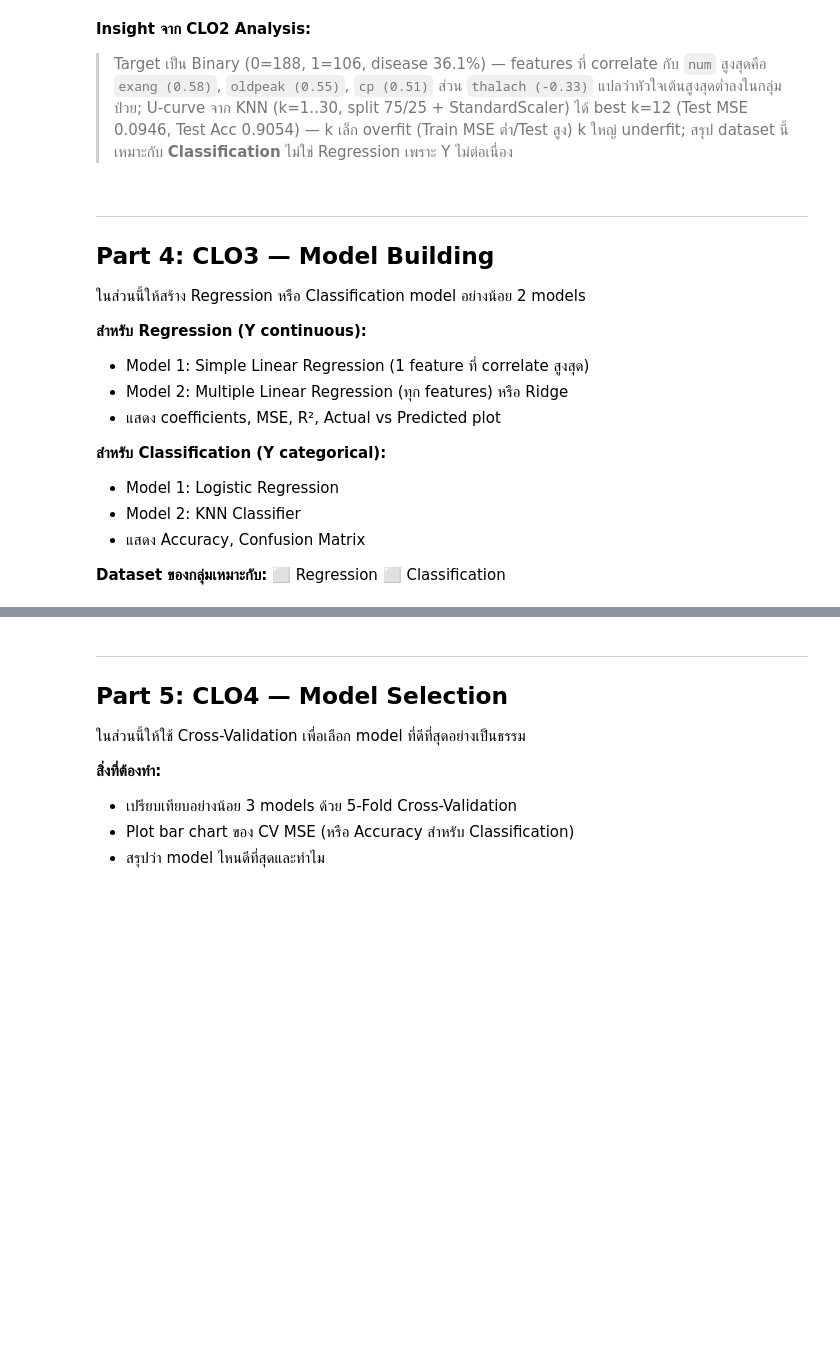
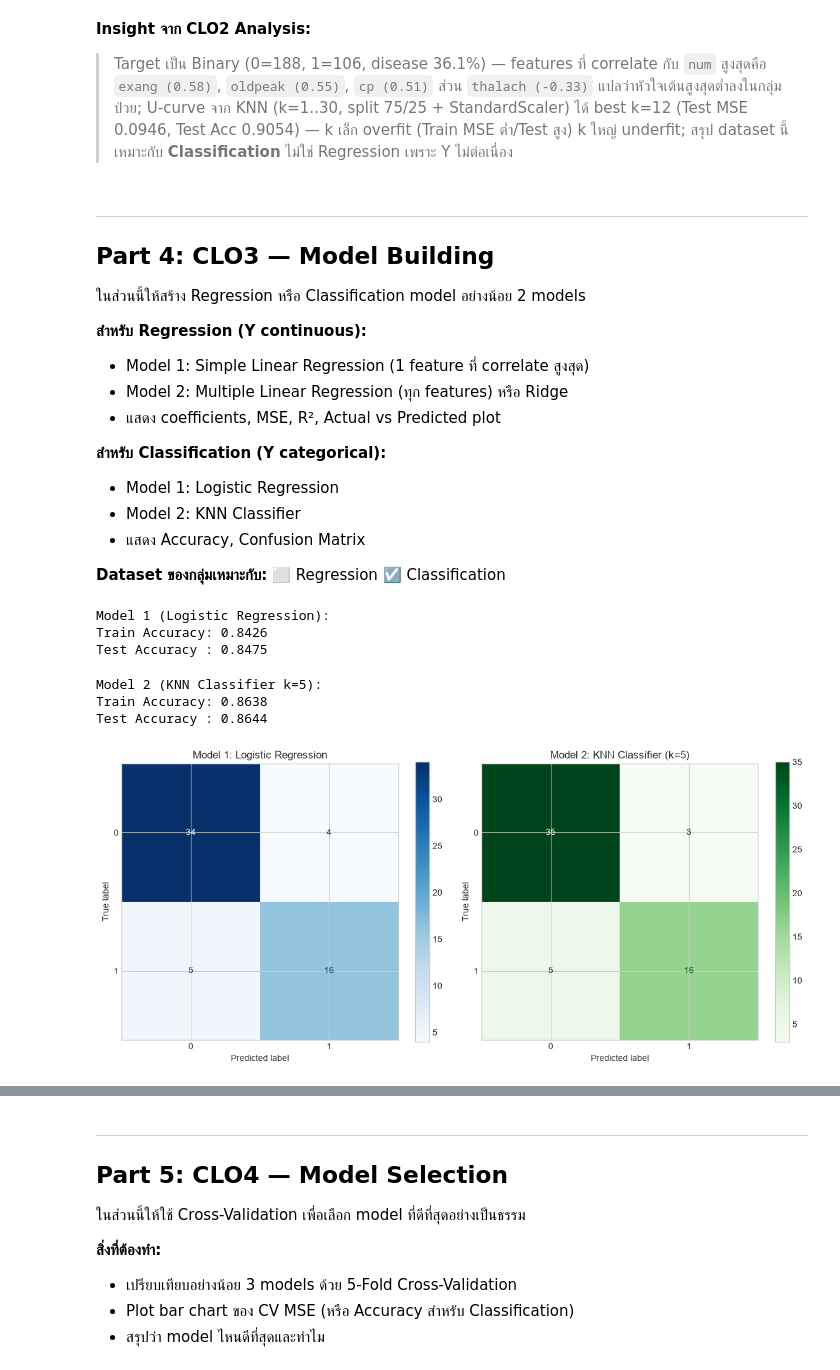
Before and after one commit to Thirat-bit/Math-Final-Project---Heart-Attack-Prediction, a Jupyter notebook: lab15_project_template.ipynb, the cells around one changed output, grey strips where cells are left out. Cells and saved outputs as stored; diff of their text form; code cells hidden in the pictures; blank space fills up the shorter version.

```diff
--- a/lab15_project_template.ipynb
+++ b/lab15_project_template.ipynb
@@ -320,25 +344,68 @@ print('สรุป: dataset นี้เหมาะกับ Classification
 - Model 2: KNN Classifier
 - แสดง Accuracy, Confusion Matrix
 
-**Dataset ของกลุ่มเหมาะกับ:** ⬜ Regression  ⬜ Classification
+**Dataset ของกลุ่มเหมาะกับ:** ⬜ Regression  ☑️ Classification
 # %%
 # ─── CLO3: Model 1 ─────────────────────────────────────────────────
 # วัตถุประสงค์: [ระบุว่า Model 1 คืออะไร]
 
-# TODO:
-# X_train, X_test, y_train, y_test = train_test_split(...)
-# model1 = ???
-# model1.fit(X_train, y_train)
-# ...
-pass
+X = df[feature_cols].values
+y = df[target_col].values
+
+X_train, X_test, y_train, y_test = train_test_split(X, y, test_size=0.2, random_state=42, stratify=y)
+
+scaler = StandardScaler()
+X_train_scaled = scaler.fit_transform(X_train)
+X_test_scaled = scaler.transform(X_test)
+
+# Model 1
+model1 = LogisticRegression(random_state=42)
+model1.fit(X_train_scaled, y_train)
+
+y_pred_tr1 = model1.predict(X_train_scaled)
+y_pred_te1 = model1.predict(X_test_scaled)
+
+train_acc1 = accuracy_score(y_train, y_pred_tr1)
+test_acc1 = accuracy_score(y_test, y_pred_te1)
+
+print(f"Model 1 (Logistic Regression):")
+print(f"Train Accuracy: {train_acc1:.4f}")
+print(f"Test Accuracy : {test_acc1:.4f}")
+# %% [output]
+Model 1 (Logistic Regression):
+Train Accuracy: 0.8426
+Test Accuracy : 0.8475
 # %%
 # ─── CLO3: Model 2 ─────────────────────────────────────────────────
 # วัตถุประสงค์: [ระบุว่า Model 2 คืออะไร]
 
-# TODO:
-# model2 = ???
-# ...
-pass
+model2 = KNeighborsClassifier(n_neighbors=5)
+model2.fit(X_train_scaled, y_train)
+
+y_pred_tr2 = model2.predict(X_train_scaled)
+y_pred_te2 = model2.predict(X_test_scaled)
+
+train_acc2 = accuracy_score(y_train, y_pred_tr2)
+test_acc2 = accuracy_score(y_test, y_pred_te2)
+
+print(f"Model 2 (KNN Classifier k=5):")
+print(f"Train Accuracy: {train_acc2:.4f}")
+print(f"Test Accuracy : {test_acc2:.4f}")
+
+# Plot Confusion Matrices เปรียบเทียบทั้ง 2 โมเดล
+fig, ax = plt.subplots(1, 2, figsize=(12, 5))
+ConfusionMatrixDisplay.from_estimator(model1, X_test_scaled, y_test, cmap='Blues', ax=ax[0])
+ax[0].set_title('Model 1: Logistic Regression')
+
+ConfusionMatrixDisplay.from_estimator(model2, X_test_scaled, y_test, cmap='Greens', ax=ax[1])
+ax[1].set_title('Model 2: KNN Classifier (k=5)')
+plt.tight_layout()
+plt.show()
+# %% [output]
+Model 2 (KNN Classifier k=5):
+Train Accuracy: 0.8638
+Test Accuracy : 0.8644
+[figure, added]
 # %% [markdown]
 **สรุป Model Comparison:**
 
```
Also changed, not shown: parts of 3 cells of this notebook.
